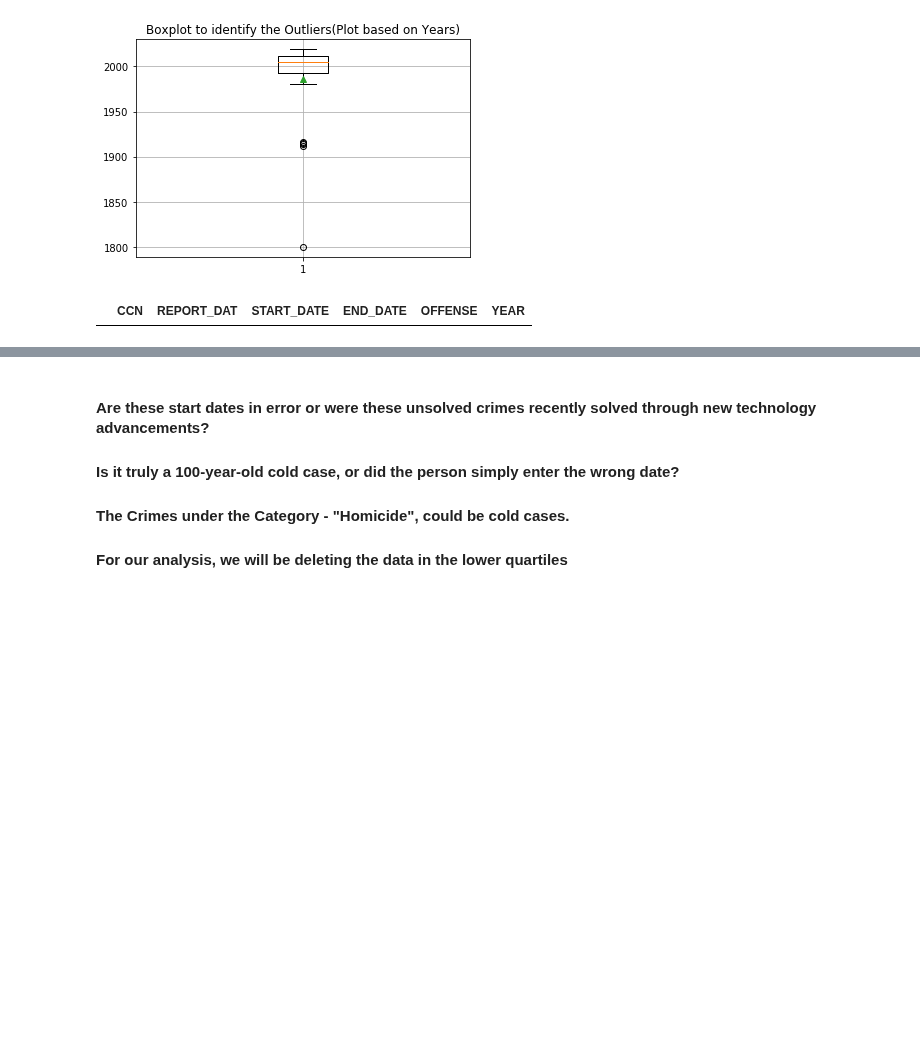
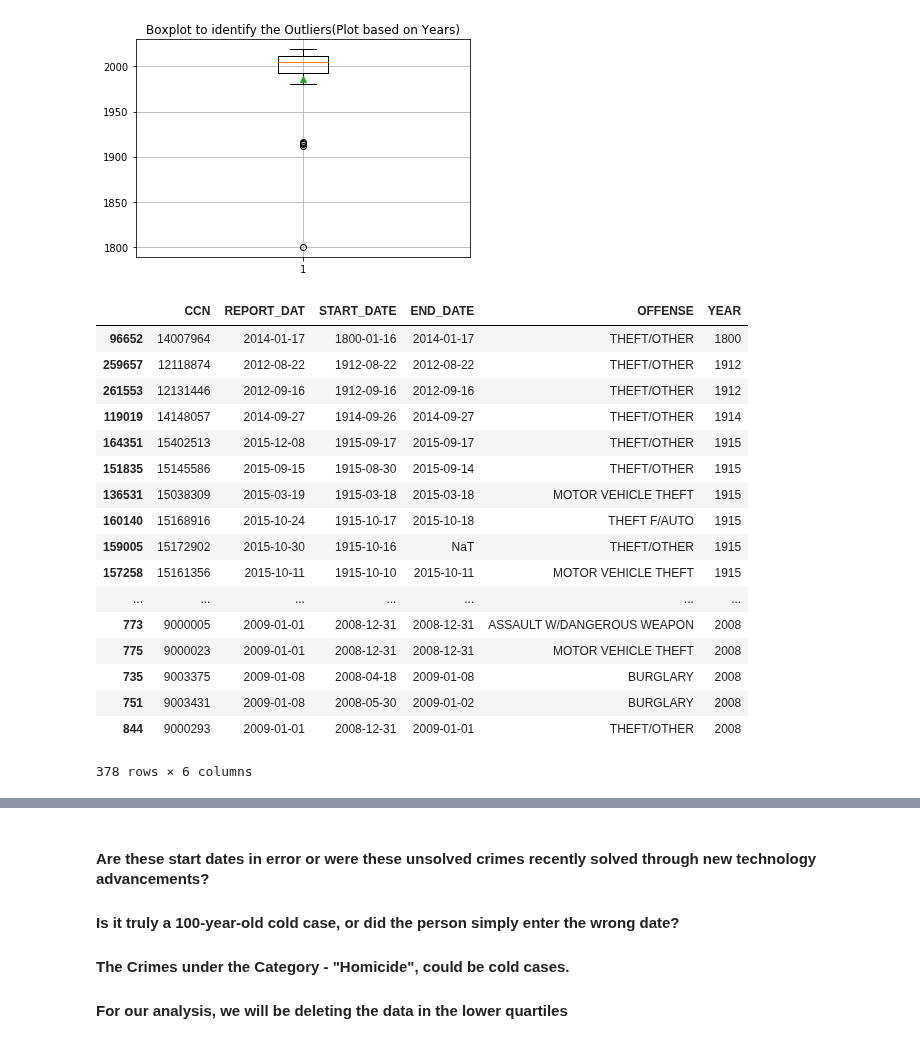
Before and after one commit to iraismgarcia5/Project_DC_Crime_Analysis, a Jupyter notebook: Project1_DC_Crime_Analysis.ipynb, the cells around one changed output, grey strips where cells are left out. Saved outputs shown, nothing was run; the diff lists cells and outputs as text; code cells hidden in the pictures; blank space fills up the shorter version.

```diff
--- a/Project1_DC_Crime_Analysis.ipynb
+++ b/Project1_DC_Crime_Analysis.ipynb
@@ -347,11 +347,28 @@ Upper Outliers: []
 # %%
 # There are some incidents that started before 2009 but were reported after 2009
 error_data=dc_crimes_df.loc[dc_crimes_df["YEAR"]<2009,:]
 error_data[["CCN","REPORT_DAT","START_DATE","END_DATE","OFFENSE","YEAR"]]
 error_data_sorted=error_data.sort_values("YEAR")
-error_data_sorted[["CCN","REPORT_DAT","START_DATE","END_DATE","OFFENSE","YEAR"]].head(10)
+error_data_sorted[["CCN","REPORT_DAT","START_DATE","END_DATE","OFFENSE","YEAR"]]
 # %% [output]
 |  | CCN | REPORT_DAT | START_DATE | END_DATE | OFFENSE | YEAR |
+| 96652 | 14007964 | 2014-01-17 | 1800-01-16 | 2014-01-17 | THEFT/OTHER | 1800 |
+| 259657 | 12118874 | 2012-08-22 | 1912-08-22 | 2012-08-22 | THEFT/OTHER | 1912 |
+| 261553 | 12131446 | 2012-09-16 | 1912-09-16 | 2012-09-16 | THEFT/OTHER | 1912 |
+| 119019 | 14148057 | 2014-09-27 | 1914-09-26 | 2014-09-27 | THEFT/OTHER | 1914 |
+| 164351 | 15402513 | 2015-12-08 | 1915-09-17 | 2015-09-17 | THEFT/OTHER | 1915 |
+| 151835 | 15145586 | 2015-09-15 | 1915-08-30 | 2015-09-14 | THEFT/OTHER | 1915 |
+| 136531 | 15038309 | 2015-03-19 | 1915-03-18 | 2015-03-18 | MOTOR VEHICLE THEFT | 1915 |
+| 160140 | 15168916 | 2015-10-24 | 1915-10-17 | 2015-10-18 | THEFT F/AUTO | 1915 |
+| 159005 | 15172902 | 2015-10-30 | 1915-10-16 | NaT | THEFT/OTHER | 1915 |
+| 157258 | 15161356 | 2015-10-11 | 1915-10-10 | 2015-10-11 | MOTOR VEHICLE THEFT | 1915 |
+| ... | ... | ... | ... | ... | ... | ... |
+| 773 | 9000005 | 2009-01-01 | 2008-12-31 | 2008-12-31 | ASSAULT W/DANGEROUS WEAPON | 2008 |
+| 775 | 9000023 | 2009-01-01 | 2008-12-31 | 2008-12-31 | MOTOR VEHICLE THEFT | 2008 |
+| 735 | 9003375 | 2009-01-08 | 2008-04-18 | 2009-01-08 | BURGLARY | 2008 |
+| 751 | 9003431 | 2009-01-08 | 2008-05-30 | 2009-01-02 | BURGLARY | 2008 |
+| 844 | 9000293 | 2009-01-01 | 2008-12-31 | 2009-01-01 | THEFT/OTHER | 2008 |
+378 rows × 6 columns
 # %%
 # Identifying the offense types for crimes that happened before 2009
 error_data["OFFENSE"].value_counts()
```
Also changed, not shown: parts of 14 cells of this notebook.
